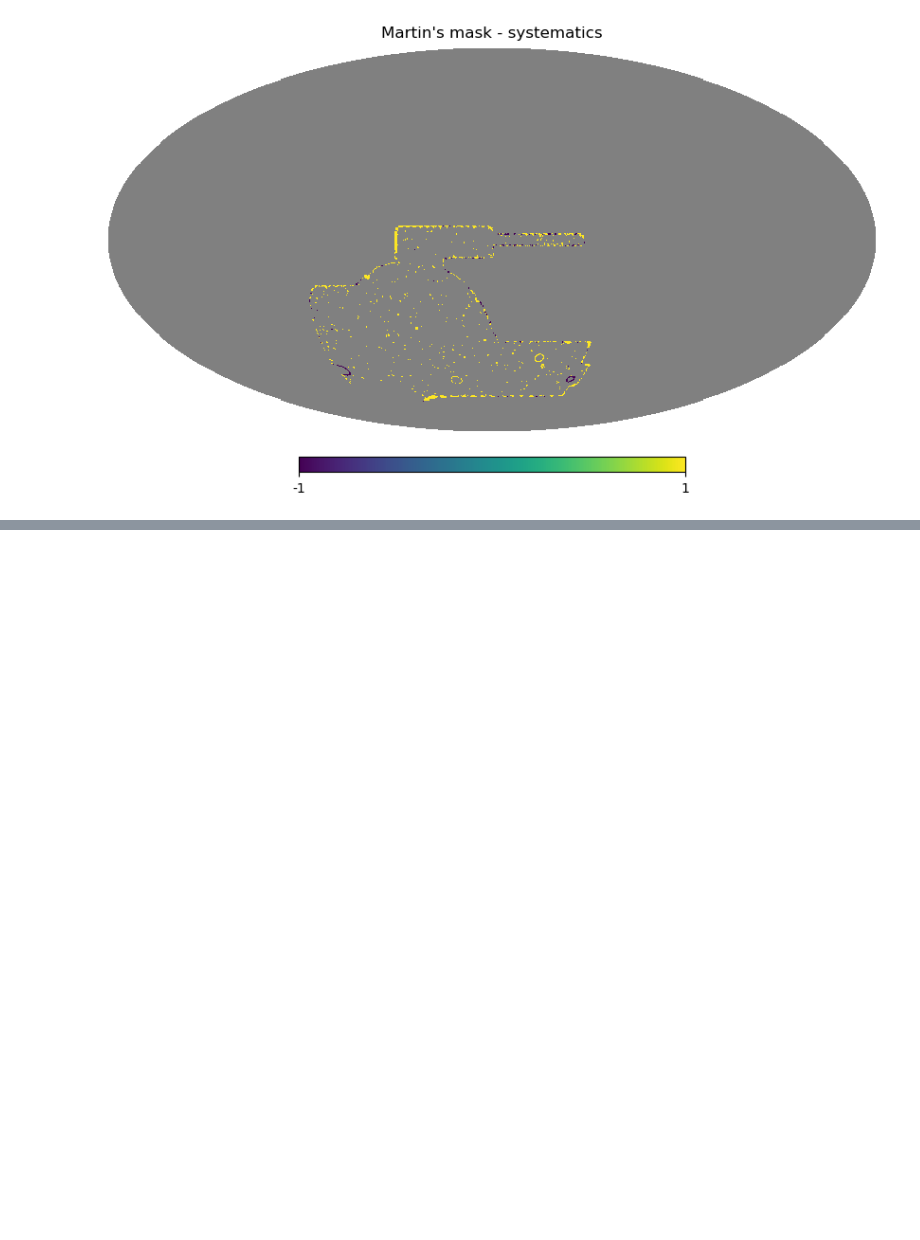
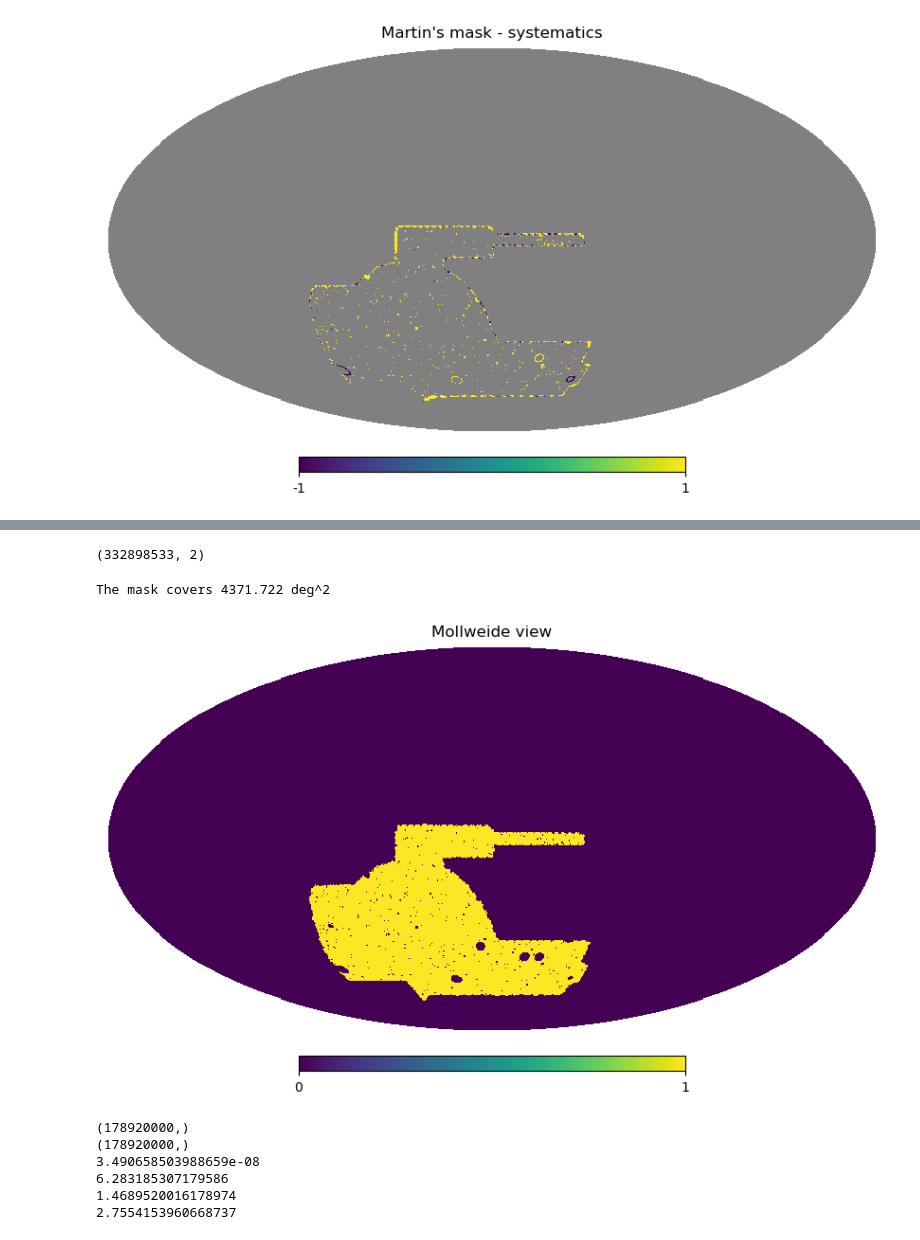
Before and after one commit to des-science/multiprobe-simulation-forward-model, a Jupyter notebook: notebooks/masking/maglim_mask.ipynb, the cells around one changed output, grey strips where cells are left out. Saved outputs shown, nothing was run; the diff lists cells and outputs as text; code cells hidden in the pictures; blank space fills up the shorter version.

Commit message:
include own version of the mask

```diff
--- a/notebooks/masking/maglim_mask.ipynb
+++ b/notebooks/masking/maglim_mask.ipynb
@@ -154,0 +163,75 @@ hp.mollview(diff_map, title="Martin's mask - systematics", min=-1, max=1)
+# %%
+n_side = 512
+n_pix = hp.nside2npix(n_side)
+# %%
+tables_dir = "/Users/arne/data/DESY3/public/maglim_mask"
+
+dfs = []
+for i in range(1, 9):
+    df = pd.read_csv(os.path.join(tables_dir, f"maglim_mask_00000{i}.csv"))
+    dfs.append(df)
+
+df = pd.concat(dfs)
+print(df.shape)
+# %% [output]
+(332898533, 2)
+# %%
+# convert to healpy convention and radian
+DECs = (- df["DEC"] + 90) * np.pi/180
+RAs = df["RA"] * np.pi/180
+
+DECs = DECs.to_numpy()
+RAs = RAs.to_numpy()
+# %%
+# determine area
+all_pix = hp.ang2pix(nside=4096, theta=DECs, phi=RAs)
+unique_pix = len(np.unique(all_pix))
+
+print(f"The mask covers {unique_pix * hp.nside2pixarea(4096, degrees=True):.3f} deg^2")
+# %% [output]
+The mask covers 4371.722 deg^2
+# %%
+# plot the mask
+all_pix = hp.ang2pix(nside=n_side, theta=DECs, phi=RAs)
+
+mask = np.zeros(n_pix)
+mask[all_pix] = 1
+
+hp.mollview(mask)
+# %% [output]
+[figure, added]
+# %%
+tables_dir = "/Users/arne/data/DESY3/public/maglim_mask"
+
+RAs = []
+DECs = []
+for i in range(1, 8):
+    with h5py.File(os.path.join(tables_dir, f"maglim_mask_00000{i}.h5"), "r") as f:
+        data = f["data/table"][:]
+        RAs.append(data["RA"])
+        DECs.append(data["DEC"])
+
+RAs = np.concatenate(RAs)
+DECs = np.concatenate(DECs)
+
+print(RAs.shape)
+print(DECs.shape)
+
+# transform to healpy convention
+DECs = -DECs + 90
+
+# degrees -> radians
+RAs *= np.pi/180
+DECs *= np.pi/180
+
+print(RAs.min())
+print(RAs.max())
+print(DECs.min())
+print(DECs.max())
+# %% [output]
+(178920000,)
+(178920000,)
+3.490658503988659e-08
+6.283185307179586
+1.4689520016178974
+2.7554153960668737
```
Also changed, not shown: parts of 4 cells of this notebook.
